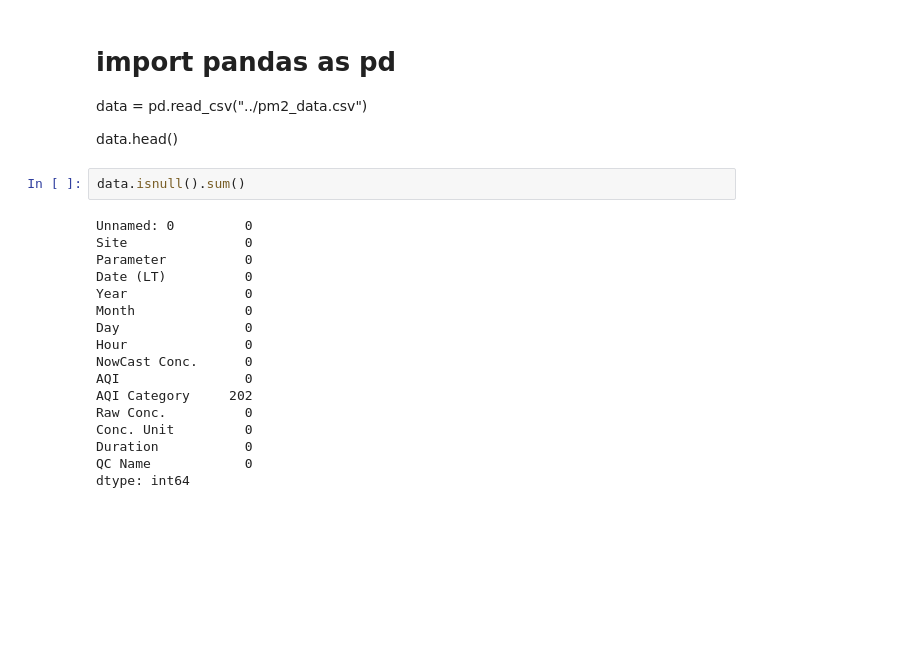
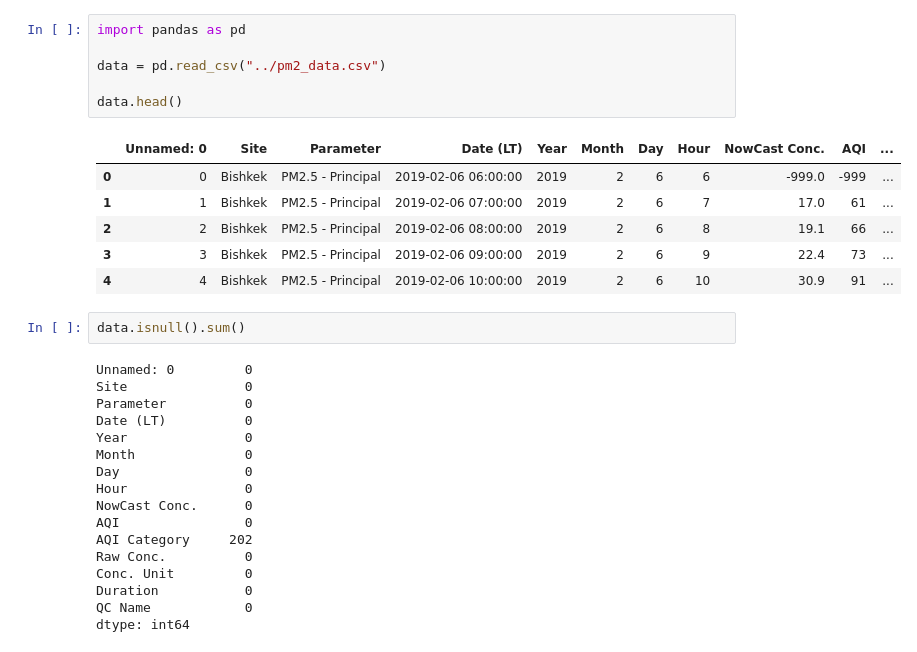
Before and after one commit to bashiralam185/Final_year_project, a Jupyter notebook: Datasets/classification models/Untitled.ipynb, the cells around one changed output. Cells and saved outputs as stored; diff of their text form; blank space fills up the shorter version.

```diff
--- a/Datasets/classification models/Untitled.ipynb
+++ b/Datasets/classification models/Untitled.ipynb
@@ -1,9 +1,16 @@
-# %% [markdown]
-# import pandas as pd
-
-data = pd.read_csv("../pm2_data.csv")
-
-data.head()
+# %%
+import pandas as pd
+
+data = pd.read_csv("../pm2_data.csv")
+
+data.head()
+# %% [output]
+|  | Unnamed: 0 | Site | Parameter | Date (LT) | Year | Month | Day | Hour | NowCast Conc. | AQI | ... |
+| 0 | 0 | Bishkek | PM2.5 - Principal | 2019-02-06 06:00:00 | 2019 | 2 | 6 | 6 | -999.0 | -999 | ... |
+| 1 | 1 | Bishkek | PM2.5 - Principal | 2019-02-06 07:00:00 | 2019 | 2 | 6 | 7 | 17.0 | 61 | ... |
+| 2 | 2 | Bishkek | PM2.5 - Principal | 2019-02-06 08:00:00 | 2019 | 2 | 6 | 8 | 19.1 | 66 | ... |
+| 3 | 3 | Bishkek | PM2.5 - Principal | 2019-02-06 09:00:00 | 2019 | 2 | 6 | 9 | 22.4 | 73 | ... |
+| 4 | 4 | Bishkek | PM2.5 - Principal | 2019-02-06 10:00:00 | 2019 | 2 | 6 | 10 | 30.9 | 91 | ... |
 # %%
 data.isnull().sum()
 # %% [output]
```
Also changed, not shown: parts of 15 cells of this notebook, 6 other files.
